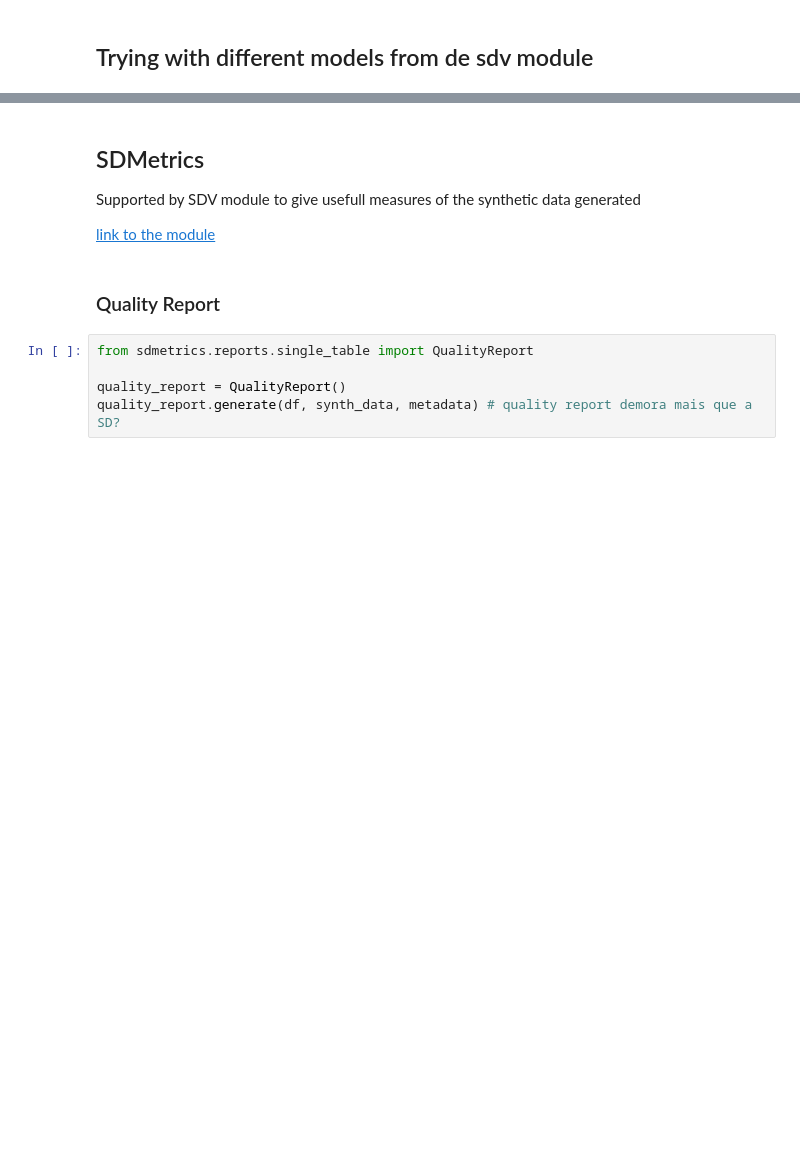
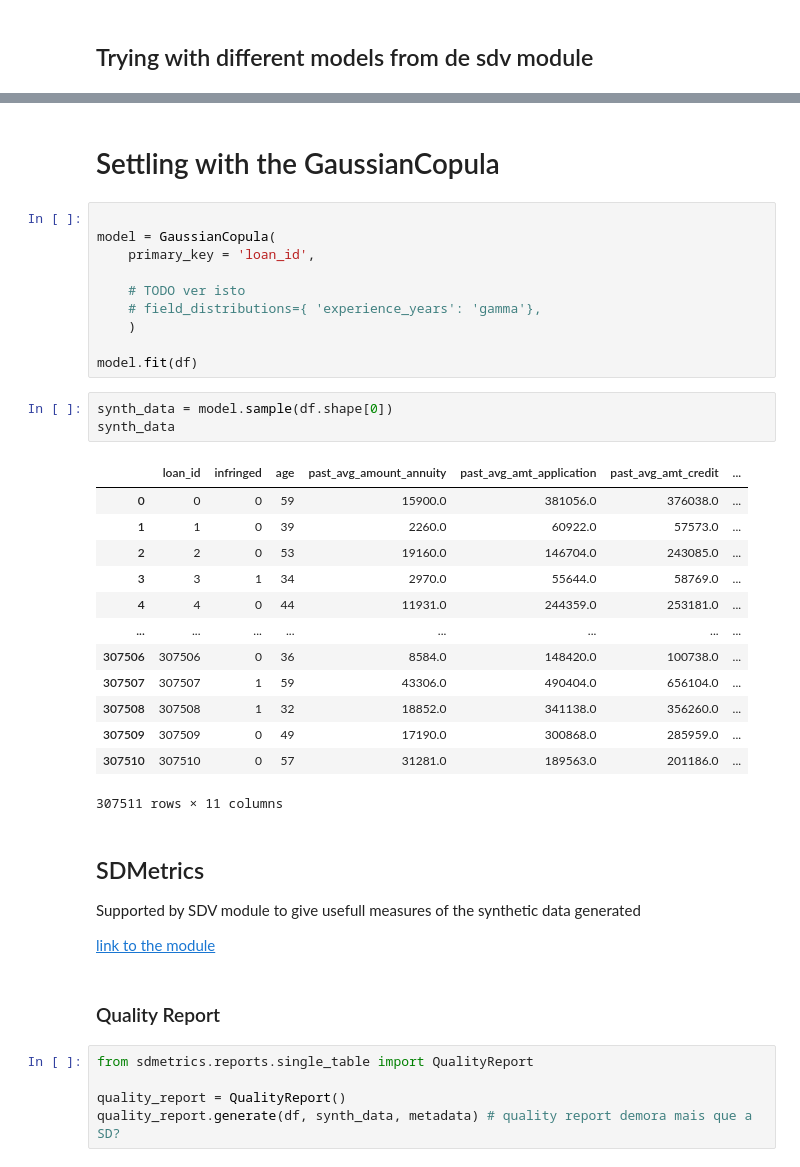
Before and after one commit to eduardofbneves/SP, a Jupyter notebook: PA2/SD_privacy.ipynb, the cells around one changed output, grey strips where cells are left out. Saved outputs shown, nothing was run; the diff lists cells and outputs as text; blank space fills up the shorter version.

```diff
--- a/PA2/SD_privacy.ipynb
+++ b/PA2/SD_privacy.ipynb
@@ -129,3 +149,32 @@ synth_data
+# %% [markdown]
+# Settling with the GaussianCopula
+# %%
+
+model = GaussianCopula(
+    primary_key = 'loan_id',
+
+    # TODO ver isto
+    # field_distributions={ 'experience_years': 'gamma'},
+    )
+
+model.fit(df)
+# %%
+synth_data = model.sample(df.shape[0])
+synth_data
+# %% [output]
+|  | loan_id | infringed | age | past_avg_amount_annuity | past_avg_amt_application | past_avg_amt_credit | ... |
+| 0 | 0 | 0 | 59 | 15900.0 | 381056.0 | 376038.0 | ... |
+| 1 | 1 | 0 | 39 | 2260.0 | 60922.0 | 57573.0 | ... |
+| 2 | 2 | 0 | 53 | 19160.0 | 146704.0 | 243085.0 | ... |
+| 3 | 3 | 1 | 34 | 2970.0 | 55644.0 | 58769.0 | ... |
+| 4 | 4 | 0 | 44 | 11931.0 | 244359.0 | 253181.0 | ... |
+| ... | ... | ... | ... | ... | ... | ... | ... |
+| 307506 | 307506 | 0 | 36 | 8584.0 | 148420.0 | 100738.0 | ... |
+| 307507 | 307507 | 1 | 59 | 43306.0 | 490404.0 | 656104.0 | ... |
+| 307508 | 307508 | 1 | 32 | 18852.0 | 341138.0 | 356260.0 | ... |
+| 307509 | 307509 | 0 | 49 | 17190.0 | 300868.0 | 285959.0 | ... |
+| 307510 | 307510 | 0 | 57 | 31281.0 | 189563.0 | 201186.0 | ... |
+307511 rows × 11 columns
 # %% [markdown]
 ## SDMetrics
 
```
Also changed, not shown: parts of 38 cells of this notebook, 4 other files.
